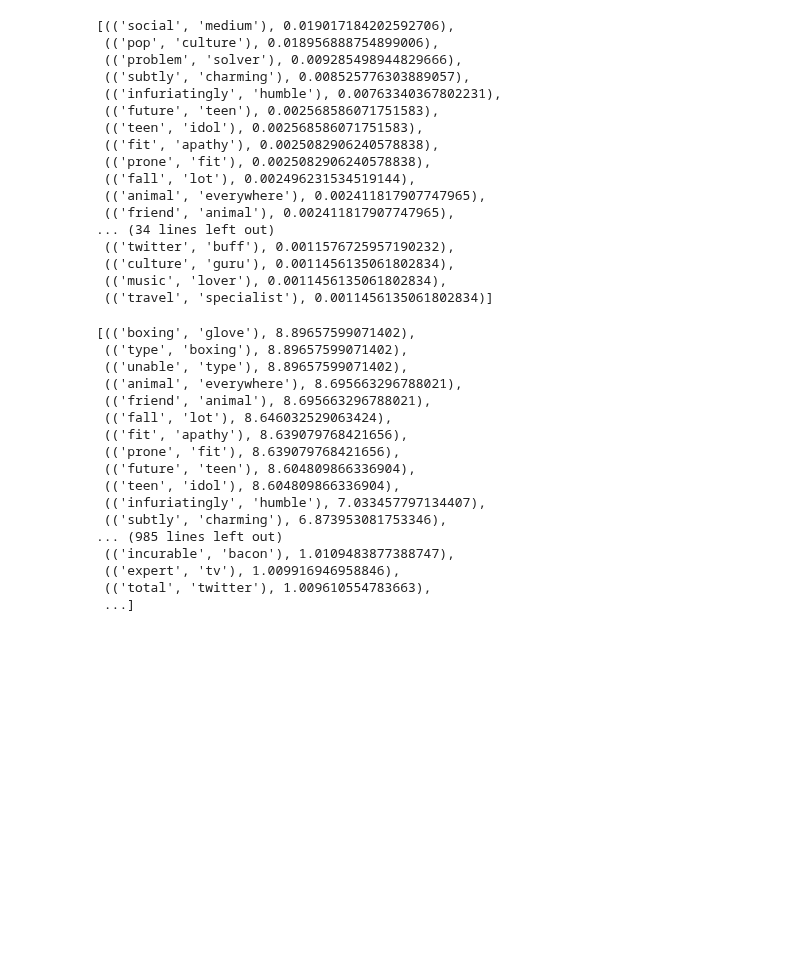
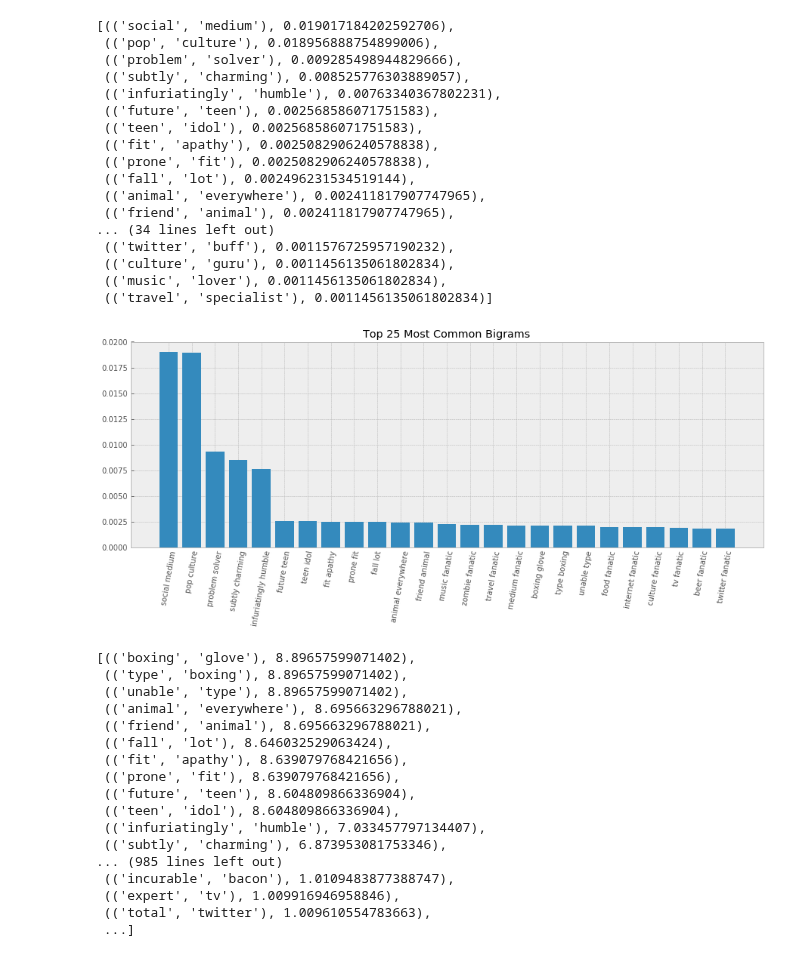
Before and after one commit to marcosan93/AI-Matchmaker, a Jupyter notebook: Cleaning-Analyzing-Bios.ipynb, the cells around one changed output. Saved outputs shown, nothing was run; the diff lists cells and outputs as text; code cells hidden in the pictures; blank space fills up the shorter version.

Commit message:
added visualization for bigrams

```diff
--- a/Cleaning-Analyzing-Bios.ipynb
+++ b/Cleaning-Analyzing-Bios.ipynb
@@ -130,6 +130,26 @@ bio_scored[:50]
  (('culture', 'guru'), 0.0011456135061802834),
  (('music', 'lover'), 0.0011456135061802834),
  (('travel', 'specialist'), 0.0011456135061802834)]
+# %%
+# Creating a list of the bigrams
+bg = list(map(lambda x: x[0][0] + ' ' + x[0][1], bio_scored[:50]))
+
+# Creating a list of the frequency scores
+bio_scores = list(map(lambda x: x[1], bio_scored[:50]))
+
+# Combining both the scores and the bigrams
+bigrams = list(zip(bg, bio_scores))
+
+# Plotting the bigrams and their frequency scores
+plt.style.use('bmh')
+plt.figure(figsize=(15,5))
+
+plt.bar(*zip(*bigrams[:25]))
+plt.xticks(rotation=80)
+plt.title('Top 25 Most Common Bigrams')
+plt.show()
+# %% [output]
+[figure, added]
 # %%
 # Filtering out bigrams based on frequency of occurence
 bio_finder.apply_freq_filter(20)
```
